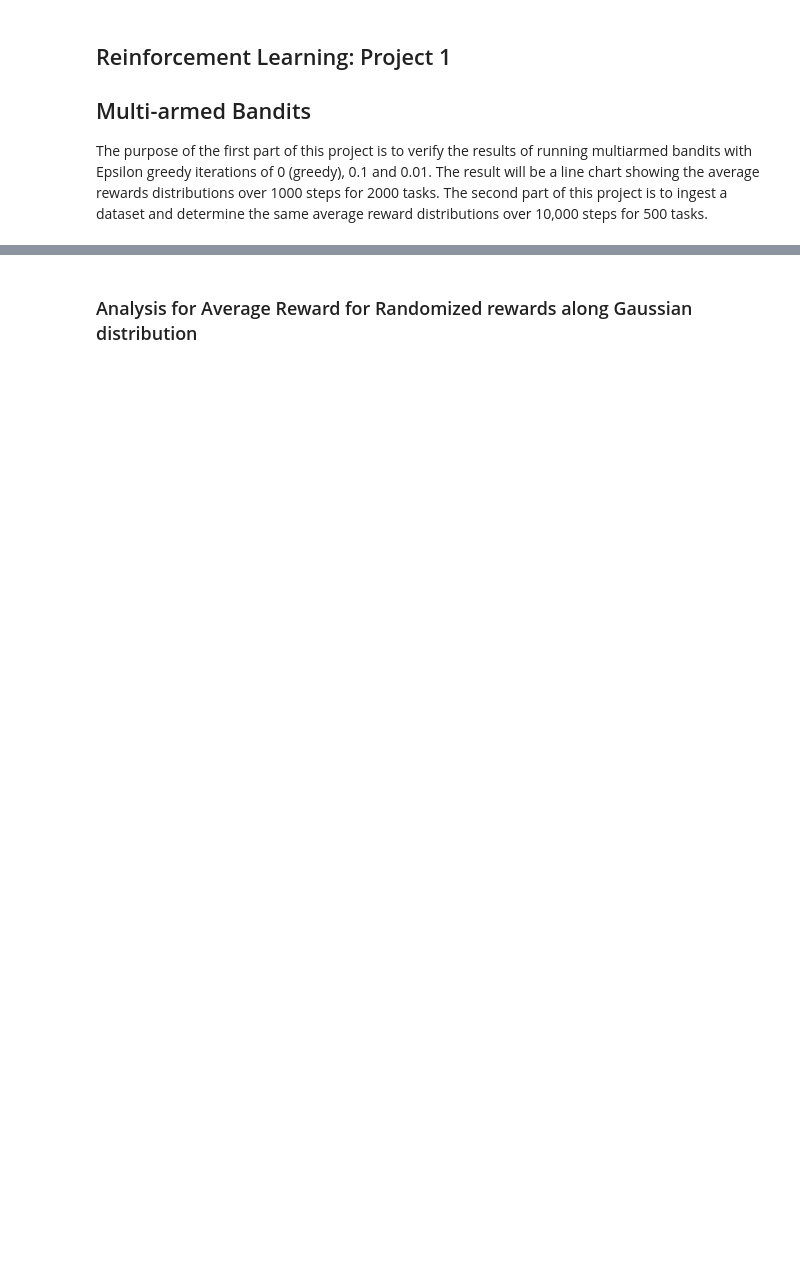
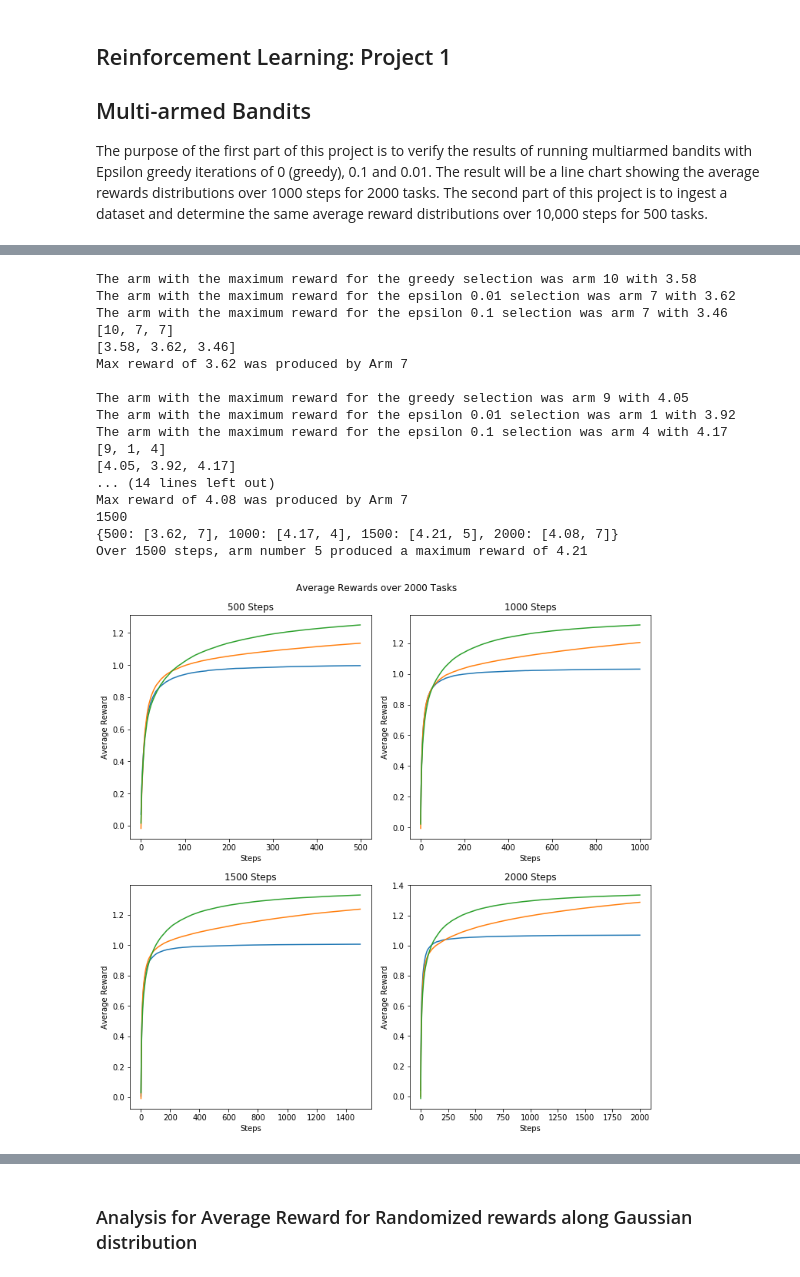
Before and after one commit to FreedomEclipse/multiArmedBandit, a Jupyter notebook: mabandit.ipynb, the cells around one changed output, grey strips where cells are left out. Saved outputs shown, nothing was run; the diff lists cells and outputs as text; code cells hidden in the pictures; blank space fills up the shorter version.

Commit message:
Added code to determine max by arm and subplots

```diff
--- a/mabandit.ipynb
+++ b/mabandit.ipynb
@@ -151,31 +177,22 @@ def executeLearning(arms, steps, tasks, ds):
 # %%
 def determineMaxReward(armrewards):
     gmaindex = np.argmax(armrewards[0])
-    print(f"\nThe arm with the maximum reward for the greedy selection was arm {gmaindex+1} with {int(armrewards[0][gmaindex])}")
+    print(f"\nThe arm with the maximum reward for the greedy selection was arm {gmaindex+1} with {round(armrewards[0][gmaindex],2)}")
 
     #print(armrewards[1])
     e01maindex = np.argmax(armrewards[1])
-    print(f"The arm with the maximum reward for the epsilon 0.01 selection was arm {e01maindex+1} with {int(armrewards[1][e01maindex])}")
+    print(f"The arm with the maximum reward for the epsilon 0.01 selection was arm {e01maindex+1} with {round(armrewards[1][e01maindex],2)}")
 
     #print(armrewards[2])
     e1maindex = np.argmax(armrewards[2])
-    print(f"The arm with the maximum reward for the epsilon 0.1 selection was arm {e1maindex+1} with {int(armrewards[2][e1maindex])}")
+    print(f"The arm with the maximum reward for the epsilon 0.1 selection was arm {e1maindex+1} with {round(armrewards[2][e1maindex],2)}")
 
     # Determine the max reward and step that produced it
     maxarms = [gmaindex+1, e01maindex+1, e1maindex+1]
-    maxvals = [ int(armrewards[0][gmaindex]), int(armrewards[1][e01maindex]), int(armrewards[2][e1maindex])]
+    maxvals = [ round(armrewards[0][gmaindex],2), round(armrewards[1][e01maindex],2), round(armrewards[2][e1maindex],2)]
     print(maxarms)
     print(maxvals)
     maxval = max(maxvals)
     maxarm = maxarms[maxvals.index(maxval)]
 
     return maxval, maxarm
-# %%
-# Gaussian distribution with 10-Arm Testbed
-rtasks = 2000
-armrewards = executeLearning(10, 500, rtasks, None)
-#print(f"\nThe maximum reward possible for this randomized version with {rtasks} tasks is {max_a}\n")
-#print(armrewards[0])
-
-maxval, maxarm = determineMaxReward(armrewards)
-print(f"Max reward of {maxval} was produced by Arm {maxarm}")
@@ -189,0 +244,62 @@ Max reward of 1894 was produced by Arm 3
+# %%
+# Gaussian distribution with 10-Arm Testbed
+rtasks = 2000
+steps = [500, 1000, 1500, 2000]
+chartlist = {}
+maxlist = {}
+for s in steps:
+    master_r, armrewards = executeLearning(10, s, rtasks, None)
+    chartlist[s] = master_r
+    maxval, maxarm = determineMaxReward(armrewards)
+    print(f"Max reward of {maxval} was produced by Arm {maxarm}")
+    maxlist[s] = [maxval, maxarm]
+
+#print(maxlist)
+
+
+# Determine max reward
+result = maxlist[steps[0]][0]
+for k, v in maxlist.items():
+    if v[0] > result:
+        result = v[0]
+        resultarm = v[1]
+        resultsteps = k
+
+print(resultsteps)
+
+
+print(maxlist)
+
+drawAvgChart(steps,chartlist)
+
+print(f"Over {resultsteps} steps, arm number {resultarm} produced a maximum reward of {result}")
+
+
+plt.figure(figsize=(10,8))
+plt.plot(chartlist[resultsteps]['greedy'], label="greedy")
+plt.plot(chartlist[resultsteps]['ep01'], label="epsilon=0.01")
+plt.plot(chartlist[resultsteps]['ep1'], label="epsilon=0.1")
+plt.legend(bbox_to_anchor=(1, 0.5))
+plt.xlabel("Steps")
+plt.ylabel("Average Reward")
+plt.title("Average Reward Chart with " + str(rtasks) + " tasks")
+plt.show()
+# %% [output]
+The arm with the maximum reward for the greedy selection was arm 10 with 3.58
+The arm with the maximum reward for the epsilon 0.01 selection was arm 7 with 3.62
+The arm with the maximum reward for the epsilon 0.1 selection was arm 7 with 3.46
+[10, 7, 7]
+[3.58, 3.62, 3.46]
+Max reward of 3.62 was produced by Arm 7
+
+The arm with the maximum reward for the greedy selection was arm 9 with 4.05
+The arm with the maximum reward for the epsilon 0.01 selection was arm 1 with 3.92
+The arm with the maximum reward for the epsilon 0.1 selection was arm 4 with 4.17
+[9, 1, 4]
+[4.05, 3.92, 4.17]
+... (14 lines left out)
+Max reward of 4.08 was produced by Arm 7
+1500
+{500: [3.62, 7], 1000: [4.17, 4], 1500: [4.21, 5], 2000: [4.08, 7]}
+Over 1500 steps, arm number 5 produced a maximum reward of 4.21
+[figure, added]
```
Also changed, not shown: parts of 7 cells of this notebook.
